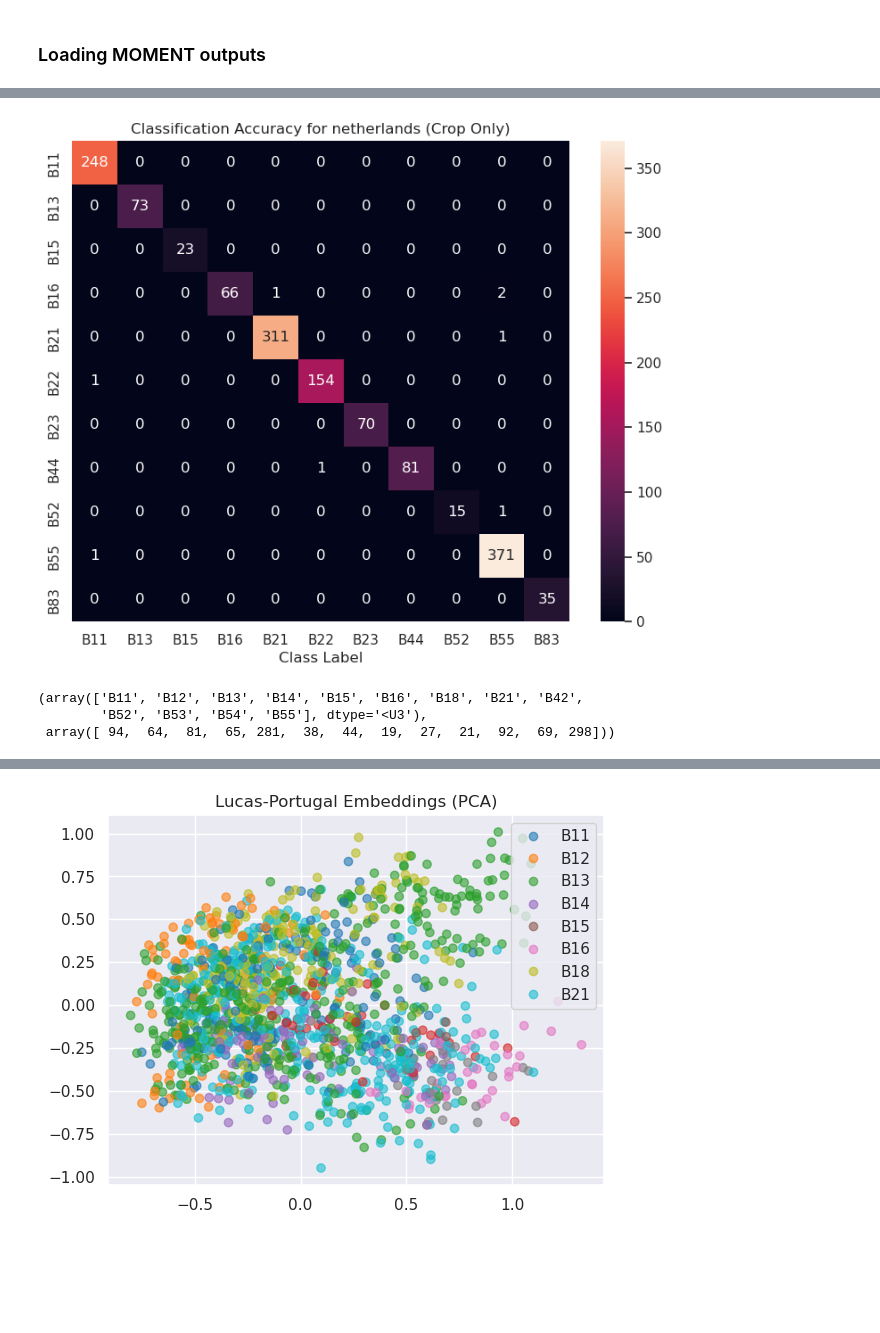
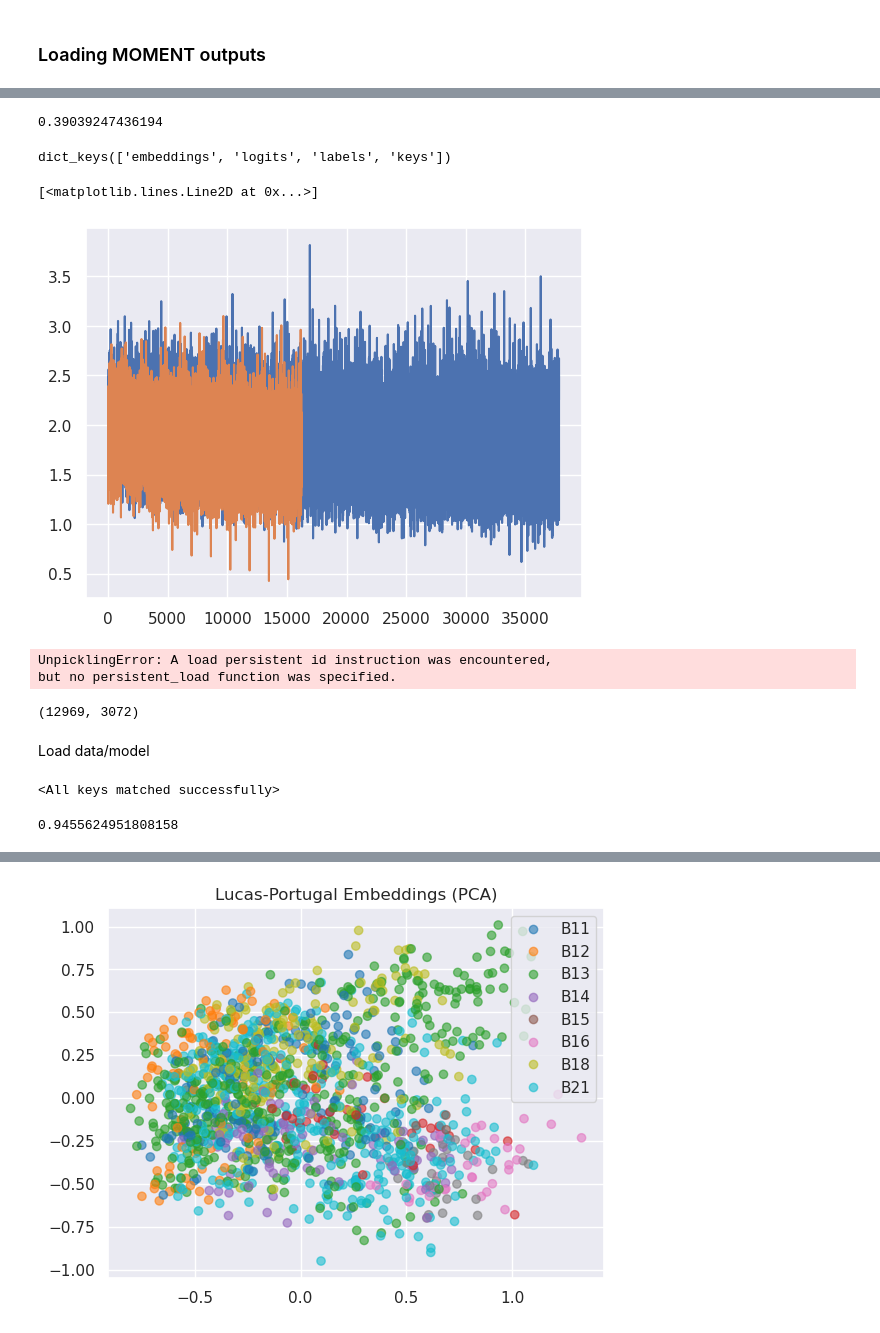
Before and after one commit to adamy03/CropTS, a Jupyter notebook: notebooks/lucas/inference.ipynb, the cells around one changed output, grey strips where cells are left out. Saved outputs shown, nothing was run; the diff lists cells and outputs as text; code cells hidden in the pictures; blank space fills up the shorter version.

Commit message:
added requirements + working end to end trainer

```diff
--- a/notebooks/lucas/inference.ipynb
+++ b/notebooks/lucas/inference.ipynb
@@ -73,25 +26,24 @@ Error:
-# %%
-from sklearn.metrics import confusion_matrix
-reverse = dict(zip(keys.values(), keys.keys()))
-
-cf_matrix = confusion_matrix(
-    test_labels,
-    y_pred_test
-    )
-fig = plt.figure(figsize=(9,7))
-sns.heatmap(
-    cf_matrix,
-    annot=True, fmt='d',
-    xticklabels=[reverse[x] for x in np.unique(y_pred_test)],
-    yticklabels=[reverse[x] for x in np.unique(y_pred_test)])
-plt.title(f'Classification Accuracy for {country} (Crop Only)')
-plt.xlabel('Class Label')
-plt.show()
-# %% [output]
-[figure, removed]
-# %%
-np.unique([reverse[x] for x in test_labels], return_counts=True)
-# %% [output]
-(array(['B11', 'B12', 'B13', 'B14', 'B15', 'B16', 'B18', 'B21', 'B42',
-        'B52', 'B53', 'B54', 'B55'], dtype='<U3'),
- array([ 94,  64,  81,  65, 281,  38,  44,  19,  27,  21,  92,  69, 298]))
+# %%
+results = torch.load('results.pth', map_location=torch.device('cpu'))
+# %%
+results['classifier_results']['accuracy']
+# %% [output]
+0.39039247436194
+# %%
+results['train_outputs'].keys()
+# %% [output]
+dict_keys(['embeddings', 'logits', 'labels', 'keys'])
+# %%
+plt.plot(results['classifier_results']['train_losses'], label='Train Loss')
+plt.plot(results['classifier_results']['test_losses'], label='Test Loss')
+# %% [output]
+[<matplotlib.lines.Line2D at 0x...>]
+[figure, added]
+# %%
+ds_path = '/scratch/bbug/ayang1/datasets/lucas_dataset_ieitptnl'
+output_path = os.path.join(ds_path, '0_16_test_outputs.pkl')
+with open('results.', 'rb') as f:
+    data = pkl.load(f)
+# %% [output]
+UnpicklingError: A load persistent id instruction was encountered,
+but no persistent_load function was specified.
@@ -97,0 +53,4 @@ np.unique([reverse[x] for x in test_labels], return_counts=True)
+# %%
+embeddings.shape
+# %% [output]
+(12969, 3072)
@@ -97,0 +60,2 @@ np.unique([reverse[x] for x in test_labels], return_counts=True)
+# %% [markdown]
+Load data/model
@@ -97,0 +67,9 @@ np.unique([reverse[x] for x in test_labels], return_counts=True)
+# %%
+model = CropTypeClassifier(
+    input_dim=3072,
+    n_classes=labels.shape[1],
+    hidden_dim=1024,
+    )
+model.load_state_dict(results['model'])
+# %% [output]
+<All keys matched successfully>
@@ -97,0 +99,6 @@ np.unique([reverse[x] for x in test_labels], return_counts=True)
+# %%
+test_loader = DataLoader(test_ds, batch_size=1, shuffle=False)
+acc, pred, true = test_accuracy(model, test_loader)
+print(acc)
+# %% [output]
+0.9455624951808158
```
Also changed, not shown: parts of 23 cells of this notebook, 13 other files.
